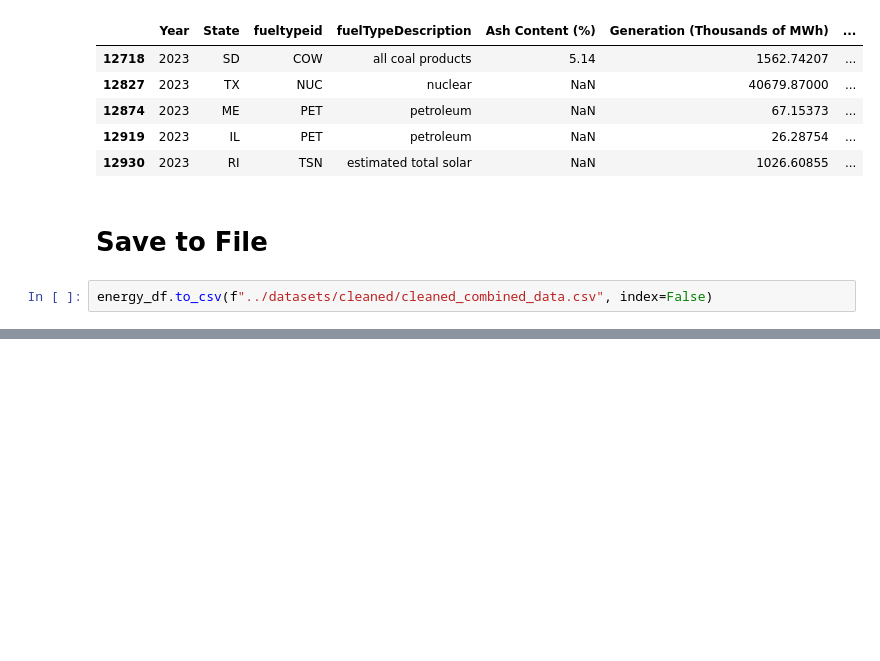
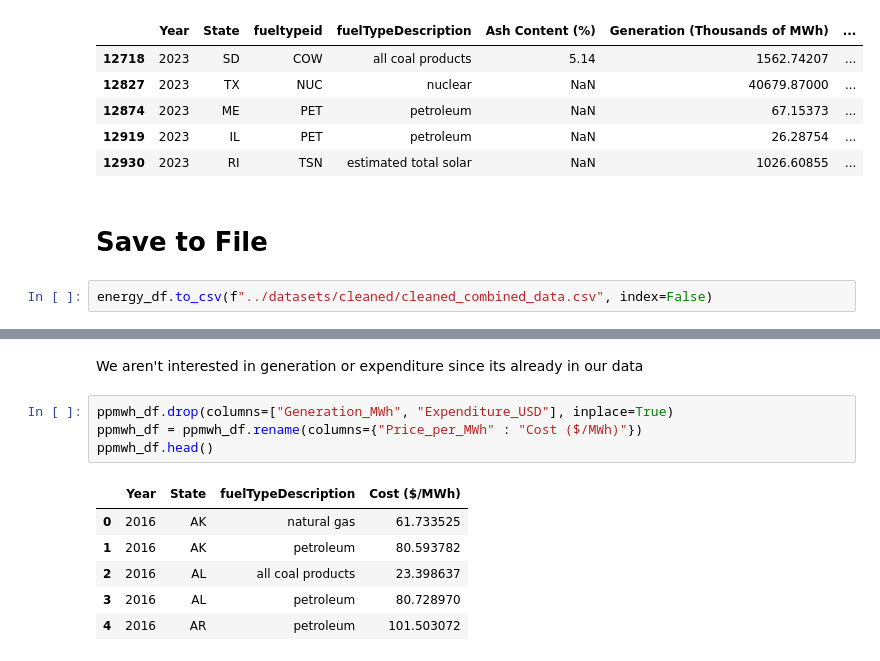
Before and after one commit to TKSteppat/CSCI385-Energy, a Jupyter notebook: data_exploration/data_explore.ipynb, the cells around one changed output, grey strips where cells are left out. Drawn from its saved outputs; the diff is of its cells as text; blank space fills up the shorter version.

```diff
--- a/data_exploration/data_explore.ipynb
+++ b/data_exploration/data_explore.ipynb
@@ -366,0 +385,13 @@ energy_df.to_csv(f"../datasets/cleaned/cleaned_combined_data.csv", index=False)
+# %% [markdown]
+We aren't interested in generation or expenditure since its already in our data
+# %%
+ppmwh_df.drop(columns=["Generation_MWh", "Expenditure_USD"], inplace=True)
+ppmwh_df = ppmwh_df.rename(columns={"Price_per_MWh" : "Cost ($/MWh)"})
+ppmwh_df.head()
+# %% [output]
+|  | Year | State | fuelTypeDescription | Cost ($/MWh) |
+| 0 | 2016 | AK | natural gas | 61.733525 |
+| 1 | 2016 | AK | petroleum | 80.593782 |
+| 2 | 2016 | AL | all coal products | 23.398637 |
+| 3 | 2016 | AL | petroleum | 80.728970 |
+| 4 | 2016 | AR | petroleum | 101.503072 |
```
Also changed, not shown: parts of 13 cells of this notebook, 2 other files.
